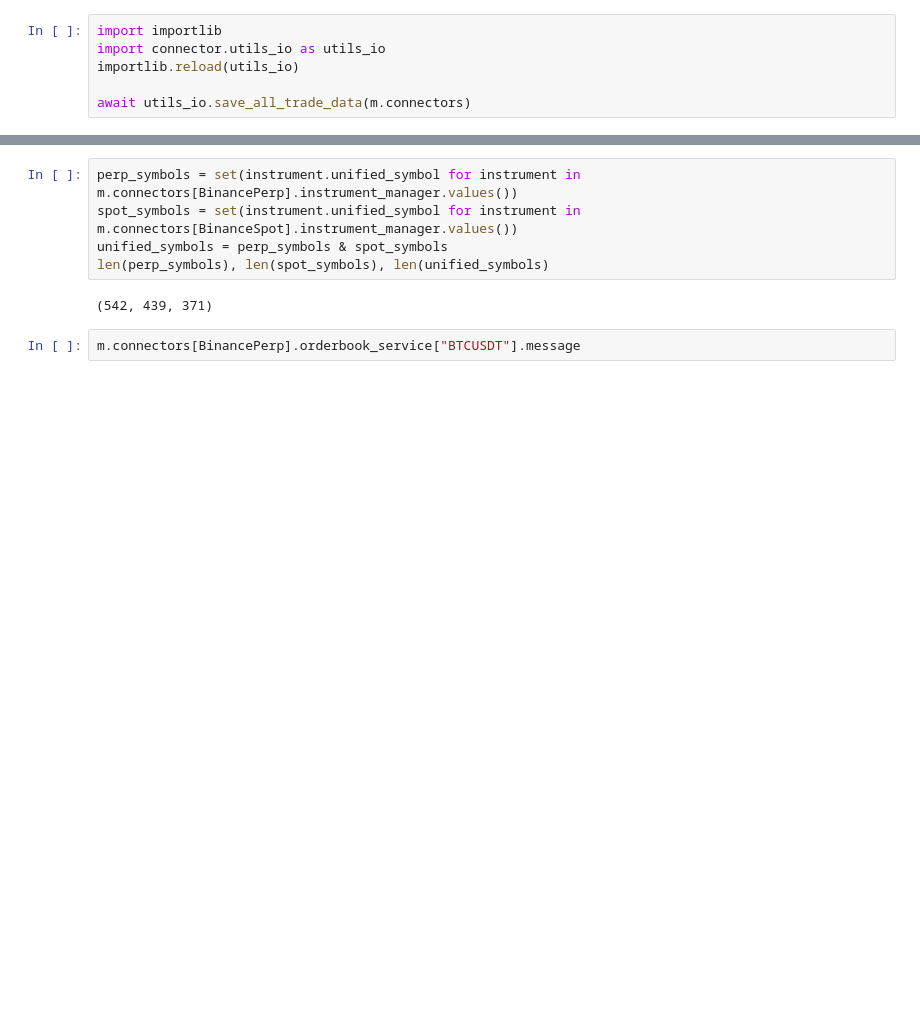
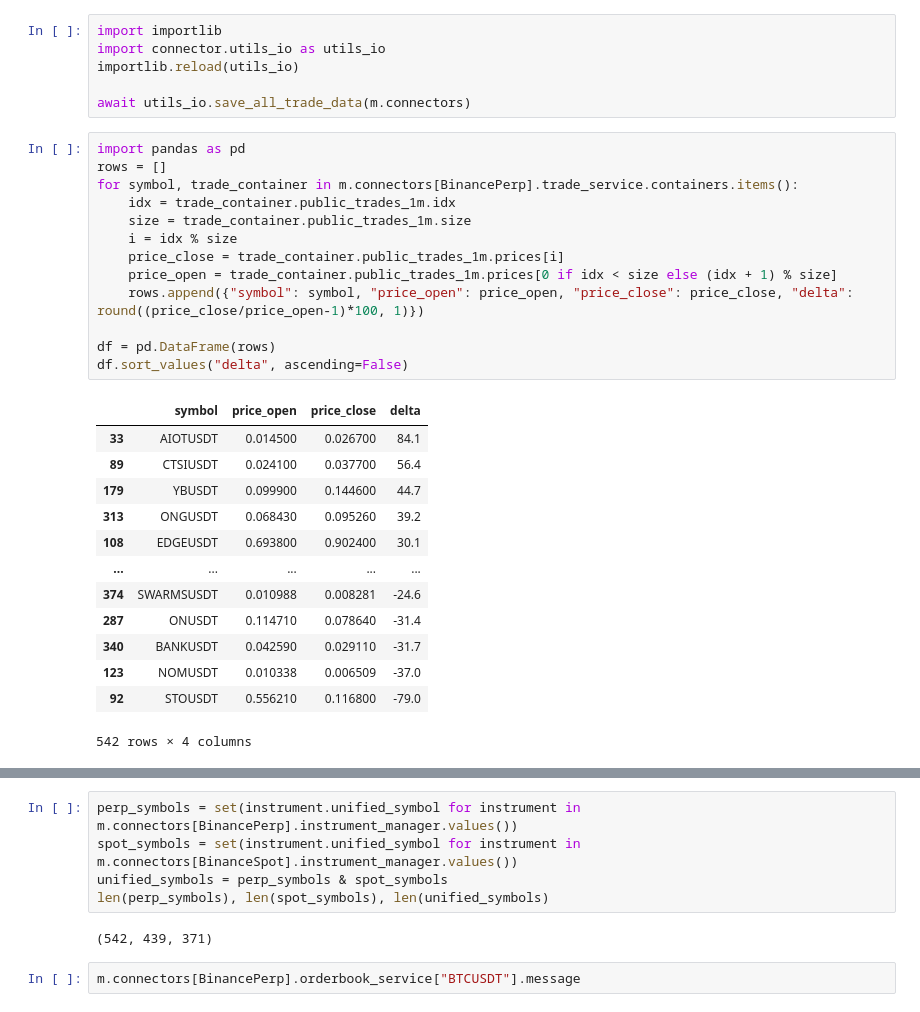
Before and after one commit to stockoperator/monitor, a Jupyter notebook: src/monitor.ipynb, the cells around one changed output, grey strips where cells are left out. Cells and saved outputs as stored; diff of their text form; blank space fills up the shorter version.

```diff
--- a/src/monitor.ipynb
+++ b/src/monitor.ipynb
@@ -36,3 +36,30 @@ import connector.utils_io as utils_io
 importlib.reload(utils_io)
 
 await utils_io.save_all_trade_data(m.connectors)
+# %%
+import pandas as pd
+rows = []
+for symbol, trade_container in m.connectors[BinancePerp].trade_service.containers.items():
+    idx = trade_container.public_trades_1m.idx
+    size = trade_container.public_trades_1m.size
+    i = idx % size
+    price_close = trade_container.public_trades_1m.prices[i]
+    price_open = trade_container.public_trades_1m.prices[0 if idx < size else (idx + 1) % size]
+    rows.append({"symbol": symbol, "price_open": price_open, "price_close": price_close, "delta": round((price_close/price_open-1)*100, 1)})
+
+df = pd.DataFrame(rows)
+df.sort_values("delta", ascending=False)
+# %% [output]
+|  | symbol | price_open | price_close | delta |
+| 33 | AIOTUSDT | 0.014500 | 0.026700 | 84.1 |
+| 89 | CTSIUSDT | 0.024100 | 0.037700 | 56.4 |
+| 179 | YBUSDT | 0.099900 | 0.144600 | 44.7 |
+| 313 | ONGUSDT | 0.068430 | 0.095260 | 39.2 |
+| 108 | EDGEUSDT | 0.693800 | 0.902400 | 30.1 |
+| ... | ... | ... | ... | ... |
+| 374 | SWARMSUSDT | 0.010988 | 0.008281 | -24.6 |
+| 287 | ONUSDT | 0.114710 | 0.078640 | -31.4 |
+| 340 | BANKUSDT | 0.042590 | 0.029110 | -31.7 |
+| 123 | NOMUSDT | 0.010338 | 0.006509 | -37.0 |
+| 92 | STOUSDT | 0.556210 | 0.116800 | -79.0 |
+542 rows × 4 columns
```
Also changed, not shown: parts of 5 cells of this notebook, 3 other files.
